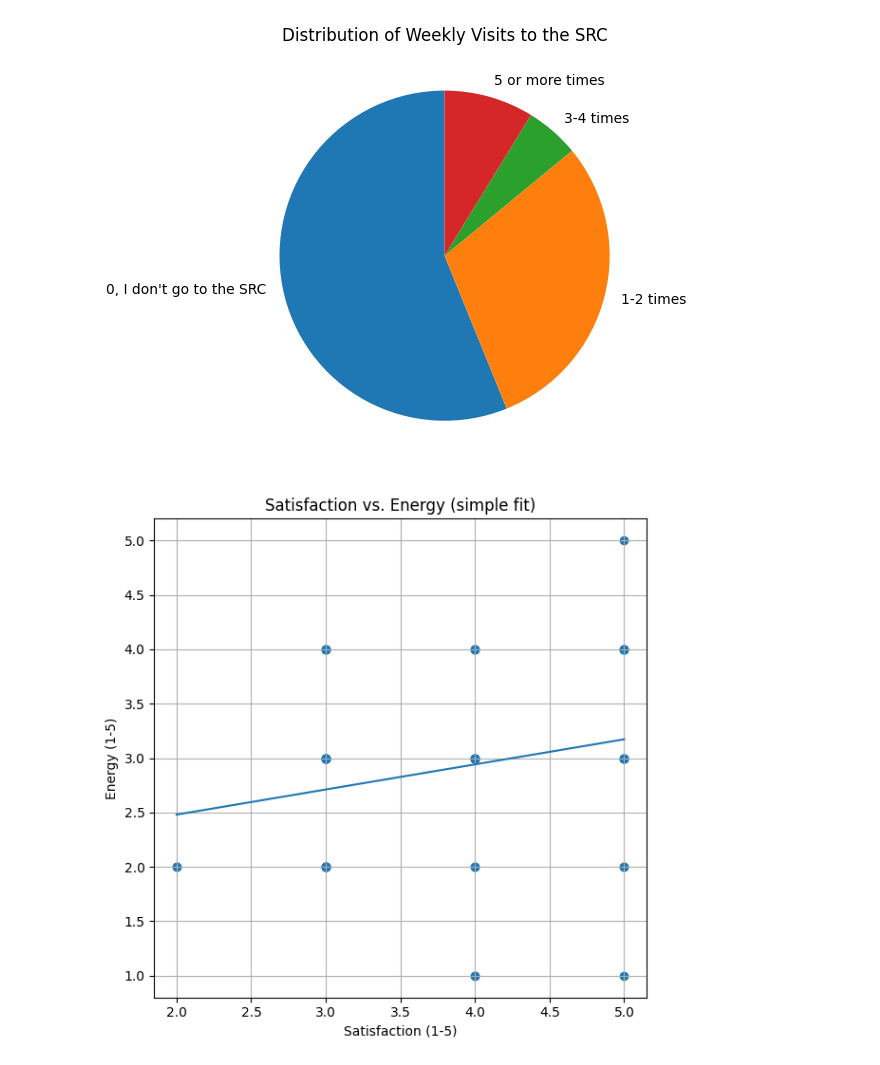
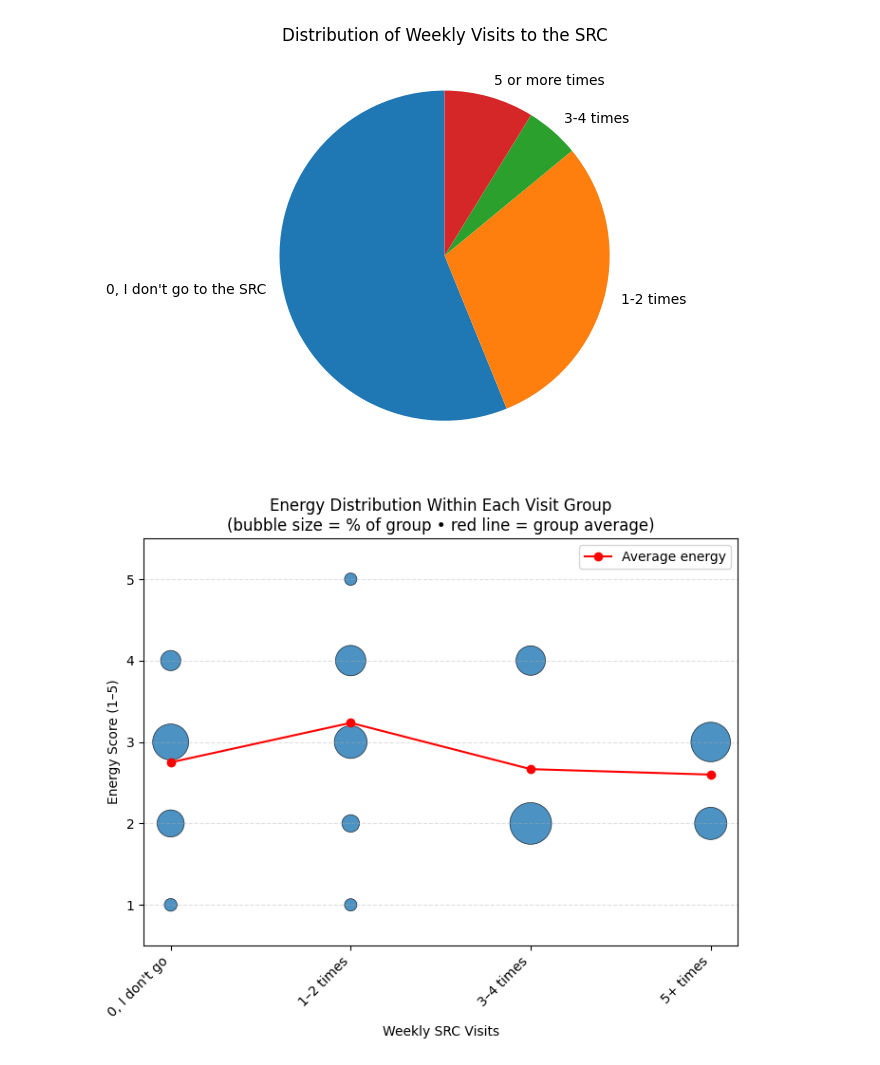
Before and after one commit to jaydenfalse/Mini-Project-SRC-, a Jupyter notebook: distribution.ipynb, the cells around one changed output. Drawn from its saved outputs; the diff is of its cells as text; code cells hidden in the pictures.

Commit message:
added bubble chart with line that shows averages

```diff
--- a/distribution.ipynb
+++ b/distribution.ipynb
@@ -22,26 +33,54 @@ plt.tight_layout()
 plt.show()
 # %% [output]
 [figure]
-# %%
-x = df['satisfaction'].values.astype(float)
-y = df['energy'].values.astype(float)
-
-x_mean, y_mean = x.mean(), y.mean()
-slope_num  = ((x - x_mean) * (y - y_mean)).sum()
-slope_denom = ((x - x_mean) ** 2).sum()
-m = slope_num / slope_denom
-b = y_mean - m * x_mean
-
-plt.figure(figsize=(6, 6))
-plt.scatter(x, y)
-plt.plot([x.min(), x.max()],
-         [m * x.min() + b, m * x.max() + b])
-
-plt.title("Satisfaction vs. Energy (simple fit)")
-plt.xlabel("Satisfaction (1-5)")
-plt.ylabel("Energy (1-5)")
-plt.grid(True)
-plt.tight_layout()
-plt.show()
-# %% [output]
-[figure, removed]
+# %%
+import matplotlib.pyplot as plt
+import pandas as pd
+
+visit_groups = [
+    "0, I don't go to the SRC",
+    "1-2 times",
+    "3-4 times",
+    "5 or more times"
+]
+visit_code = {label: i for i, label in enumerate(visit_groups)}
+df["visit_code"] = df["visits"].map(visit_code)
+
+
+x_vals, y_vals, sizes = [], [], []
+for label in visit_groups:
+    group = df[df["visits"] == label]
+    total = len(group)
+    for energy in range(1, 6):
+        count = (group["energy"] == energy).sum()
+        pct   = count / total if total else 0
+        x_vals.append(visit_code[label])
+        y_vals.append(energy)
+        sizes.append(pct * 1500)
+
+mean_energy = [df[df["visits"] == lbl]["energy"].mean() for lbl in visit_groups]
+
+
+plt.figure(figsize=(7, 6))
+
+
+plt.scatter(x_vals, y_vals, s=sizes, alpha=0.8, edgecolor="k", linewidth=0.5)
+
+
+plt.plot(range(len(mean_energy)), mean_energy,
+         color="red", marker="o",  label="Average energy")
+
+plt.xticks(range(len(visit_groups)), ["0, I don't go", "1–2 times", "3–4 times", "5+ times"],
+           rotation=45, ha="right")
+
+plt.title("Energy Distribution Within Each Visit Group\n"
+          "(bubble size = % of group • red line = group average)")
+plt.xlabel("Weekly SRC Visits")
+plt.ylabel("Energy Score (1–5)")
+plt.ylim(0.5, 5.5)
+plt.grid(axis="y", linestyle="--", alpha=0.4)
+plt.legend()
+plt.tight_layout()
+plt.show()
+# %% [output]
+[figure, added]
```
Also changed, not shown: parts of 1 cell of this notebook.
